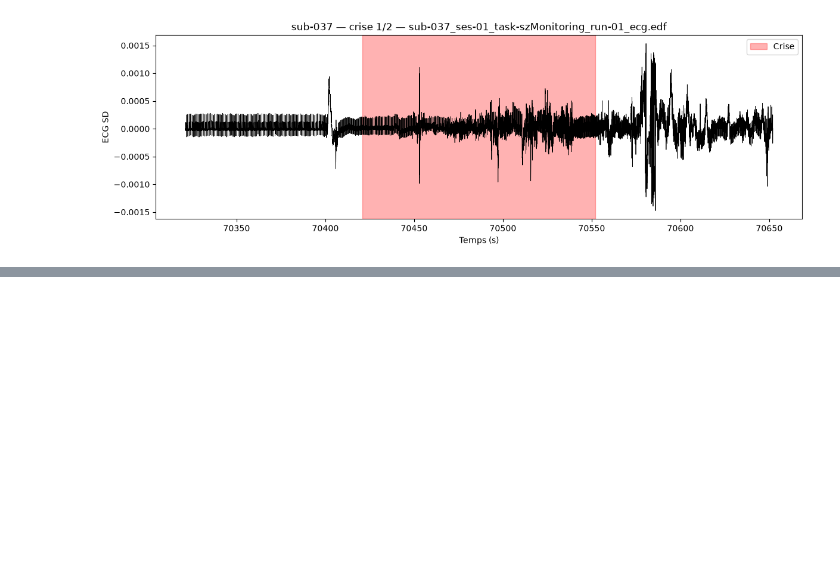
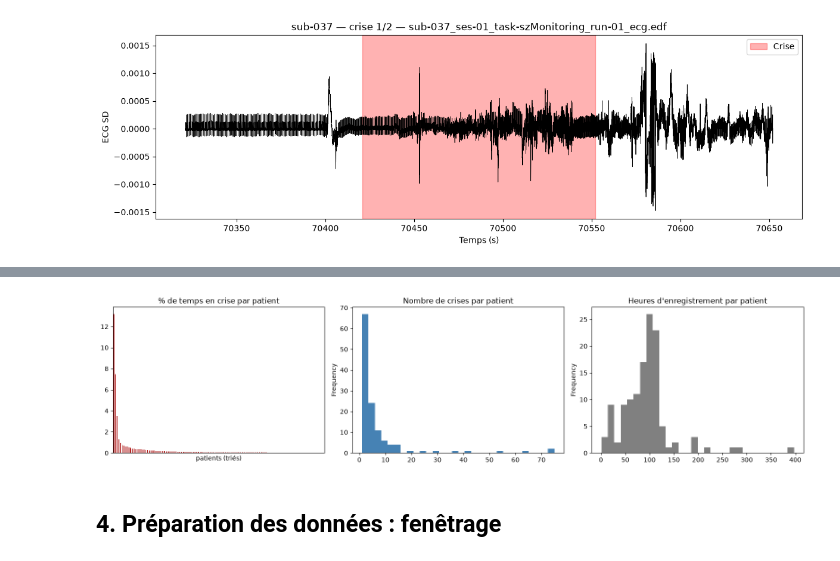
Before and after one commit to Liti222/Projet-cardio-DESU, a Jupyter notebook: Projet cardio.ipynb, the cells around one changed output, grey strips where cells are left out. Drawn from its saved outputs; the diff is of its cells as text; code cells hidden in the pictures; blank space fills up the shorter version.

```diff
--- a/Projet cardio.ipynb
+++ b/Projet cardio.ipynb
@@ -94,3 +97,12 @@ def tracer_crise(patient, numero=0, marge=30):
     plt.title(f"{patient} — crise {numero+1}/{len(crises)} — {os.path.basename(chemin)}")
     plt.legend()
     plt.show()
+
+# Chaque patient a le nombre et la durée de ses runs différents.
+def duree_run(fichier_tsv):
+    tableau = pd.read_csv(fichier_tsv, sep="\t")
+
+    if "recordingDuration" in tableau.columns:
+        return float(tableau["recordingDuration"].iloc[0])
+
+    return np.nan
@@ -129,0 +266,16 @@ Reading 0 ... 84736  =      0.000 ...   331.000 secs...
+# %%
+fig, axes = plt.subplots(1, 3, figsize=(16, 4))
+recap_patients["pct_crise"].sort_values(ascending=False).plot.bar(ax=axes[0], color="firebrick")
+axes[0].set_title("% de temps en crise par patient")
+axes[0].set_xticks([])
+axes[0].set_xlabel("patients (triés)")
+recap_patients["nb_crises"].plot.hist(ax=axes[1], bins=30, color="steelblue")
+axes[1].set_title("Nombre de crises par patient")
+recap_patients["duree_totale_h"].plot.hist(ax=axes[2], bins=30, color="grey")
+axes[2].set_title("Heures d'enregistrement par patient")
+plt.tight_layout()
+plt.show()
+# %% [output]
+[figure, added]
+# %% [markdown]
+## 4. Préparation des données : fenêtrage
```
Also changed, not shown: parts of 10 cells of this notebook, 1 other file.
